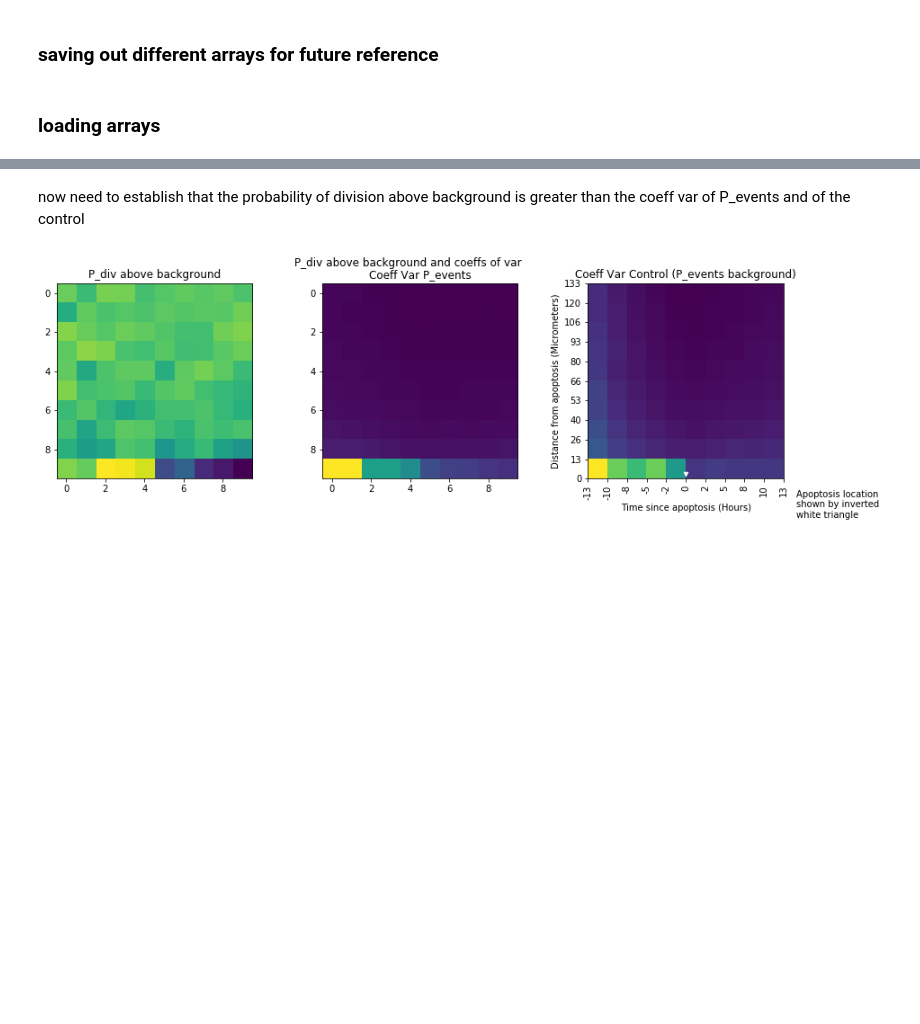
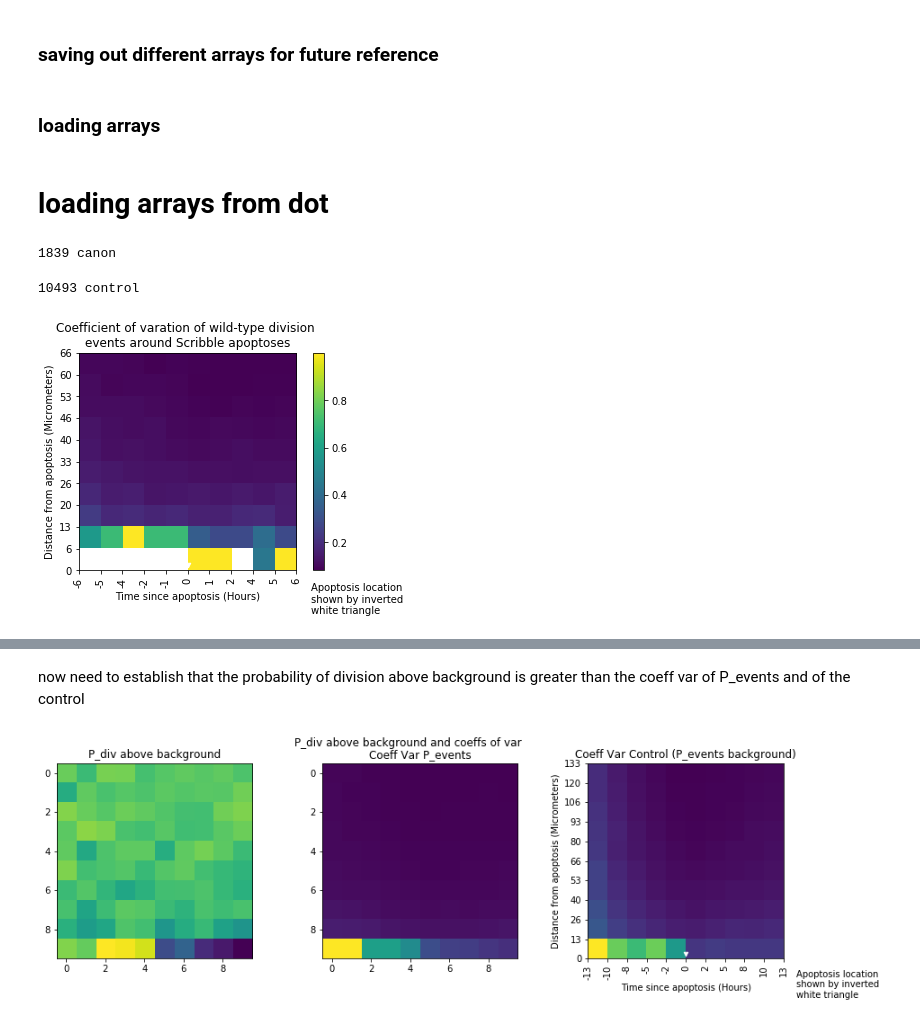
Before and after one commit to nthndy/cell-comp-analysis, a Jupyter notebook: radial_analysis/metaanalysis/Coeff_variation_cumulative_radial_analysis.ipynb, the cells around one changed output, grey strips where cells are left out. Drawn from its saved outputs; the diff is of its cells as text; code cells hidden in the pictures; blank space fills up the shorter version.

```diff
--- a/radial_analysis/metaanalysis/Coeff_variation_cumulative_radial_analysis.ipynb
+++ b/radial_analysis/metaanalysis/Coeff_variation_cumulative_radial_analysis.ipynb
@@ -450,0 +497,2 @@ wt_control_wt_div_CV = np.flipud(np.load('/home/nathan/data/kraken/h2b/giulia/ra
+# %% [markdown]
+# loading arrays from dot
@@ -450,0 +501,61 @@ wt_control_wt_div_CV = np.flipud(np.load('/home/nathan/data/kraken/h2b/giulia/ra
+# %%
+radius, t_range = 200, 200
+array_size = '200.200.10'
+size = num_bins #(int(array_size[-2:]),int(array_size[-2:]))
+
+N_cells_scr_apop_wt_div = np.zeros(size)
+N_events_scr_apop_wt_div =np.zeros(size)
+P_events_scr_apop_wt_div = np.zeros(size)
+N_cells_wt_control_wt_div = np.zeros(size)
+N_events_wt_control_wt_div =np.zeros(size)
+P_events_wt_control_wt_div =np.zeros(size)
+
+#canon
+single_cell_heatmap_location = '/home/nathan/data/kraken/h2b/giulia/radial_analysis_output/follow/individual_spatiotemporal_heatmaps/{}.{}.{}/scr_apop_wt_div/'.format(radius, t_range, num_bins)
+N_cells, N_events = np.zeros((num_bins, num_bins)), np.zeros((num_bins, num_bins))
+N = 0
+for heatmap_ID in natsorted(os.listdir(single_cell_heatmap_location)):
+    if 'N_cells' in heatmap_ID:
+        N_cells_scr_apop_wt_div += np.load(os.path.join(single_cell_heatmap_location,heatmap_ID))
+    if 'N_events' in heatmap_ID:
+        N_events_scr_apop_wt_div += np.load(os.path.join(single_cell_heatmap_location,heatmap_ID))
+        N+=1
+N_cells_scr_apop_wt_div = np.flipud(N_cells_scr_apop_wt_div)
+N_events_scr_apop_wt_div = np.flipud(N_events_scr_apop_wt_div)
+P_events_scr_apop_wt_div  = N_events_scr_apop_wt_div/N_cells_scr_apop_wt_div
+print(N, 'canon')
+p = P_events_scr_apop_wt_div ## probability of event
+n = N_events_scr_apop_wt_div ## number of events
+N = N_cells_scr_apop_wt_div ## number of observations
+scr_apop_wt_div_CV = np.sqrt(((1-p)/(p*N)))
+
+#control
+single_cell_heatmap_location = '/home/nathan/data/kraken/h2b/giulia/radial_analysis_output/follow/individual_spatiotemporal_heatmaps/{}.{}.{}/wt_control_wt_div/'.format(radius, t_range, num_bins)
+N_cells, N_events = np.zeros((num_bins, num_bins)), np.zeros((num_bins, num_bins))
+N = 0
+for heatmap_ID in natsorted(os.listdir(single_cell_heatmap_location)):
+    if 'N_cells' in heatmap_ID:
+        N_cells_wt_control_wt_div += np.load(os.path.join(single_cell_heatmap_location,heatmap_ID))
+    if 'N_events' in heatmap_ID:
+        N_events_wt_control_wt_div += np.load(os.path.join(single_cell_heatmap_location,heatmap_ID))
+        N+=1
+N_cells_wt_control_wt_div = np.flipud(N_cells_wt_control_wt_div)
+N_events_wt_control_wt_div= np.flipud(N_events_wt_control_wt_div)
+P_events_wt_control_wt_div  = N_events_wt_control_wt_div/N_cells_wt_control_wt_div
+print(N, 'control')
+p = P_events_wt_control_wt_div ## probability of event
+n = N_events_wt_control_wt_div ## number of events
+N = N_cells_wt_control_wt_div ## number of observations
+wt_control_wt_div_CV = np.sqrt(((1-p)/(p*N)))
+# %% [output]
+1839 canon
+10493 control
+# %%
+plt.imshow((scr_apop_wt_div_CV))
+plt.colorbar()
+#plt.clim(0,0.1)
+plt.title('Coefficient of varation of wild-type division \nevents around Scribble apoptoses')
+plot_labels(SI=True)
+plt.savefig('/home/nathan/data/kraken/h2b/giulia/radial_analysis_output/scan_parameterisation/Coeff_variation/200.200.10/Coef_canon', dpi = 300, bbox_inches = 'tight')
+# %% [output]
+[figure, added]
```
Also changed, not shown: parts of 22 cells of this notebook, 2 other files.
